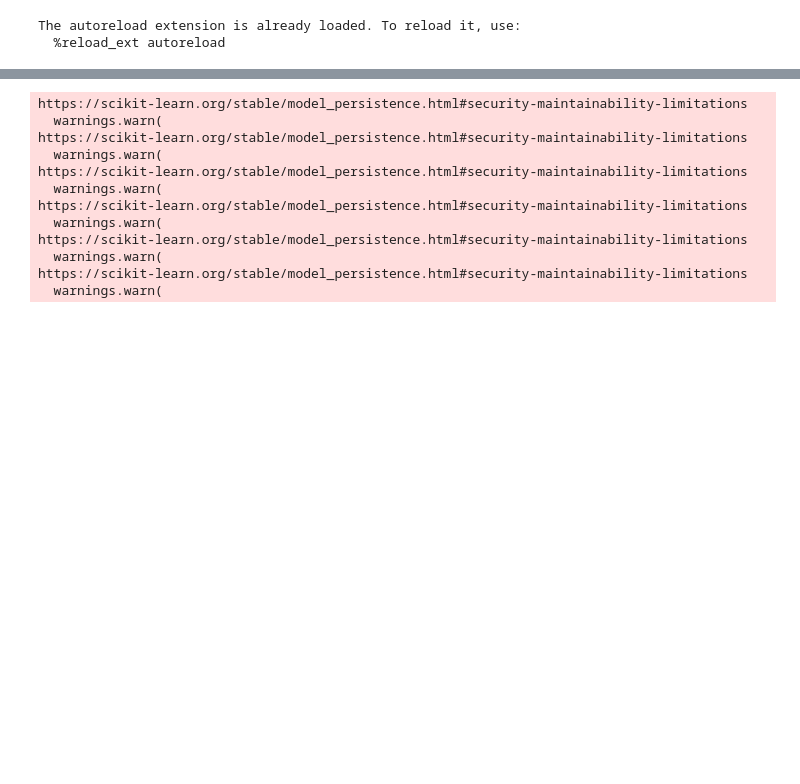
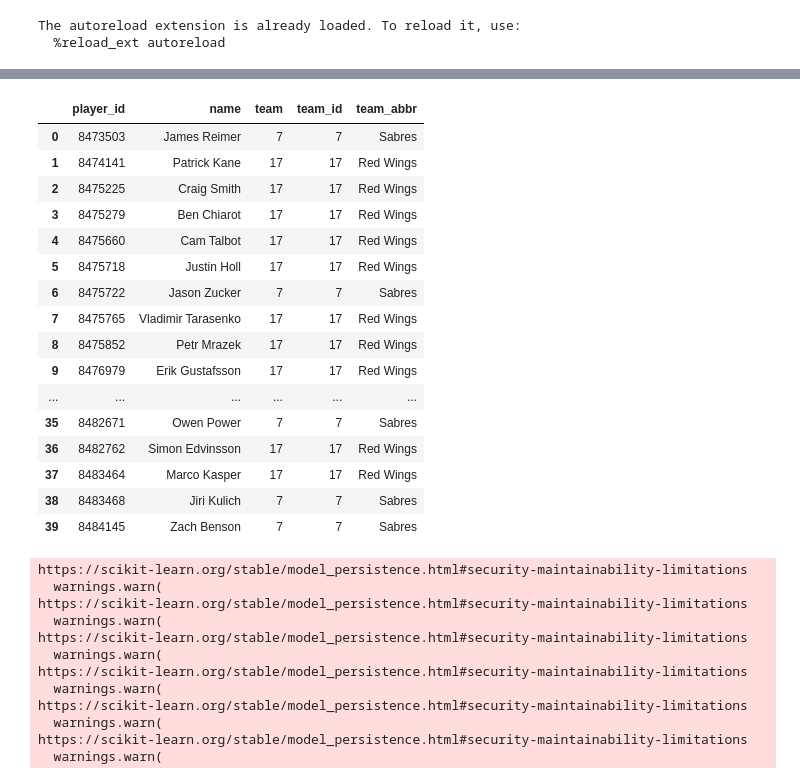
Before and after one commit to nolantphillips/nhl_game_reports, a Jupyter notebook: notebooks/03_save_clean_dfs.ipynb, the cells around one changed output, grey strips where cells are left out. Drawn from its saved outputs; the diff is of its cells as text; code cells hidden in the pictures; blank space fills up the shorter version.

```diff
--- a/notebooks/03_save_clean_dfs.ipynb
+++ b/notebooks/03_save_clean_dfs.ipynb
@@ -17,3 +76,31 @@ shots_df,blocks_df,misses_df,goals_df,hits_df,give_take_df,faceoffs_df,pens_df,s
+# %%
+players_info = pd.merge(
+        players_df[["player_id", "name", "team"]],  # assuming 'team' here is team_id
+        teams_df[["team_id", "name"]],
+        left_on="team",
+        right_on="team_id",
+        how="left"
+    ).rename(columns={"name_x": "name", "name_y": "team_abbr"})
+# %%
+players_info
+# %% [output]
+|  | player_id | name | team | team_id | team_abbr |
+| 0 | 8473503 | James Reimer | 7 | 7 | Sabres |
+| 1 | 8474141 | Patrick Kane | 17 | 17 | Red Wings |
+| 2 | 8475225 | Craig Smith | 17 | 17 | Red Wings |
+| 3 | 8475279 | Ben Chiarot | 17 | 17 | Red Wings |
+| 4 | 8475660 | Cam Talbot | 17 | 17 | Red Wings |
+| 5 | 8475718 | Justin Holl | 17 | 17 | Red Wings |
+| 6 | 8475722 | Jason Zucker | 7 | 7 | Sabres |
+| 7 | 8475765 | Vladimir Tarasenko | 17 | 17 | Red Wings |
+| 8 | 8475852 | Petr Mrazek | 17 | 17 | Red Wings |
+| 9 | 8476979 | Erik Gustafsson | 17 | 17 | Red Wings |
+| ... | ... | ... | ... | ... | ... |
+| 35 | 8482671 | Owen Power | 7 | 7 | Sabres |
+| 36 | 8482762 | Simon Edvinsson | 17 | 17 | Red Wings |
+| 37 | 8483464 | Marco Kasper | 17 | 17 | Red Wings |
+| 38 | 8483468 | Jiri Kulich | 7 | 7 | Sabres |
+| 39 | 8484145 | Zach Benson | 7 | 7 | Sabres |
 # %%
 import pandas as pd
 # %%
```
Also changed, not shown: parts of 14 cells of this notebook, 2 other files.
